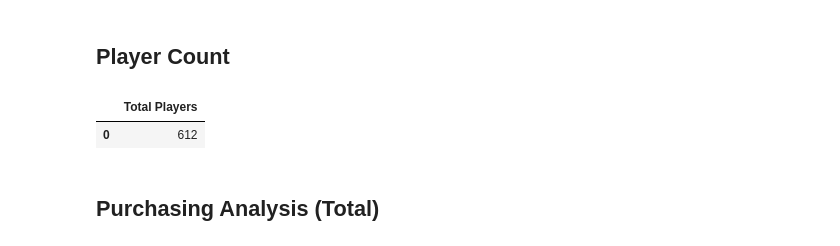
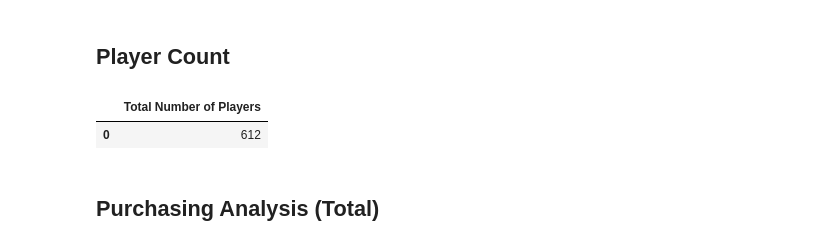
Before and after one commit to tokunami/pandas-hw, a Jupyter notebook: HeroesOfPymoli/myResult.ipynb, the cells around one changed output. Saved outputs shown, nothing was run; the diff lists cells and outputs as text; code cells hidden in the pictures.

```diff
--- a/HeroesOfPymoli/myResult.ipynb
+++ b/HeroesOfPymoli/myResult.ipynb
@@ -39,9 +46,10 @@ purchase_df = mergeDF(path, fileList)
 # %%
 # Count the number of total players
 totalCount = purchase_df["SN"].value_counts().count()
-pd.DataFrame({"Total Players": [totalCount]})
+# totalCount = len(purchase_df[~purchase_df["SN"].duplicated()].index)
+pd.DataFrame({"Total Number of Players": [totalCount]})
 # %% [output]
-|  | Total Players |
+|  | Total Number of Players |
 | 0 | 612 |
 # %% [markdown]
 ## Purchasing Analysis (Total)
```
Also changed, not shown: parts of 9 cells of this notebook.
